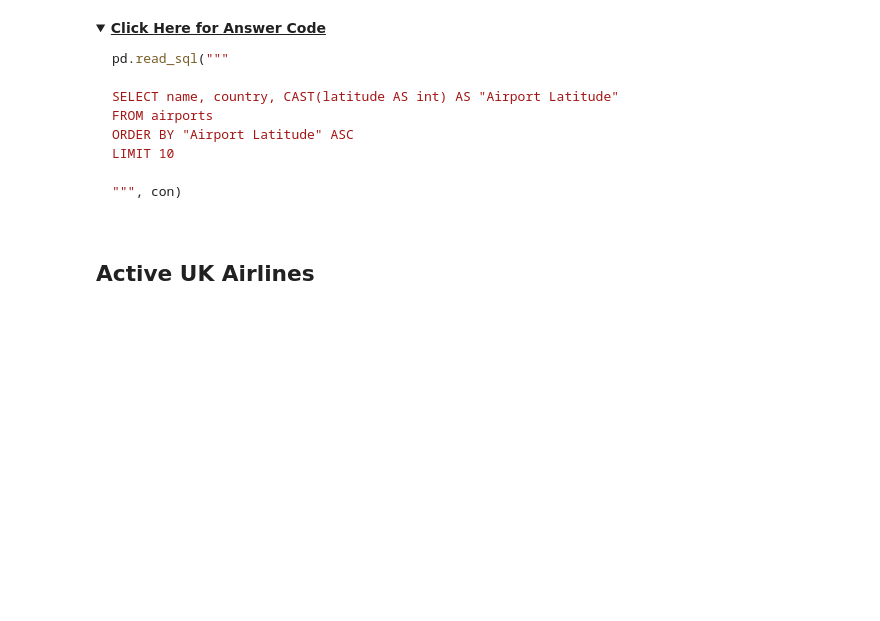
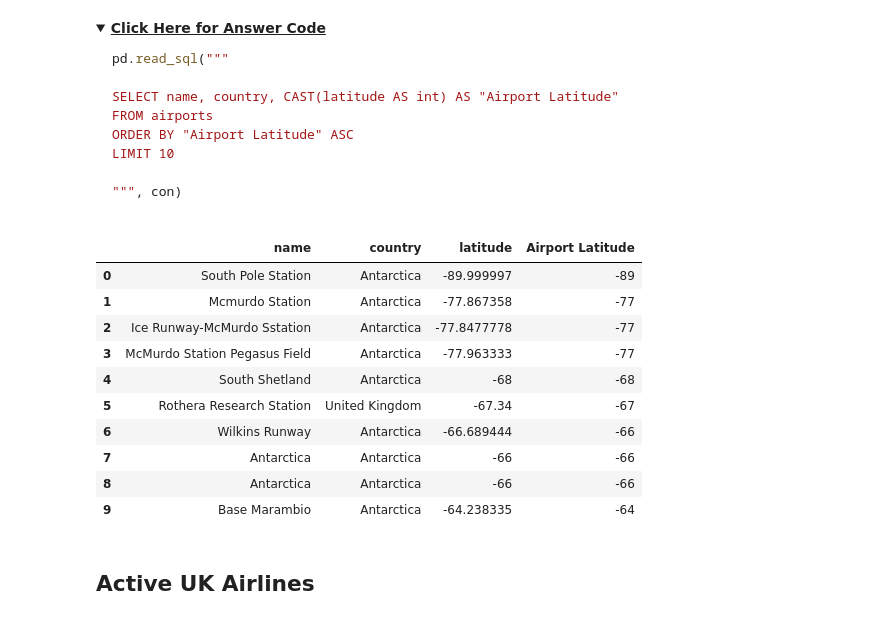
Before and after one commit to valentinecd/DS-DeloitteAIA-07082024, a Jupyter notebook: lecture_materials/08-SQL-Queries/sql_queries.ipynb, the cells around one changed output. Cells and saved outputs as stored; diff of their text form; code cells hidden in the pictures; folded sections open; blank space fills up the shorter version.

```diff
--- a/lecture_materials/08-SQL-Queries/sql_queries.ipynb
+++ b/lecture_materials/08-SQL-Queries/sql_queries.ipynb
@@ -612,3 +663,28 @@ LIMIT 10
+# %%
+pd.read_sql("""
+
+SELECT name, country, latitude,
+       CAST(latitude AS int) AS "Airport Latitude"
+
+
+FROM airports
+ORDER BY "Airport Latitude"
+
+LIMIT 10
+
+""", con)
+# %% [output]
+|  | name | country | latitude | Airport Latitude |
+| 0 | South Pole Station | Antarctica | -89.999997 | -89 |
+| 1 | Mcmurdo Station | Antarctica | -77.867358 | -77 |
+| 2 | Ice Runway-McMurdo Sstation | Antarctica | -77.8477778 | -77 |
+| 3 | McMurdo Station Pegasus Field | Antarctica | -77.963333 | -77 |
+| 4 | South Shetland | Antarctica | -68 | -68 |
+| 5 | Rothera Research Station | United Kingdom | -67.34 | -67 |
+| 6 | Wilkins Runway | Antarctica | -66.689444 | -66 |
+| 7 | Antarctica | Antarctica | -66 | -66 |
+| 8 | Antarctica | Antarctica | -66 | -66 |
+| 9 | Base Marambio | Antarctica | -64.238335 | -64 |
 # %% [markdown]
 ## Active UK Airlines
 # %% [markdown]
```
Also changed, not shown: parts of 14 cells of this notebook.
